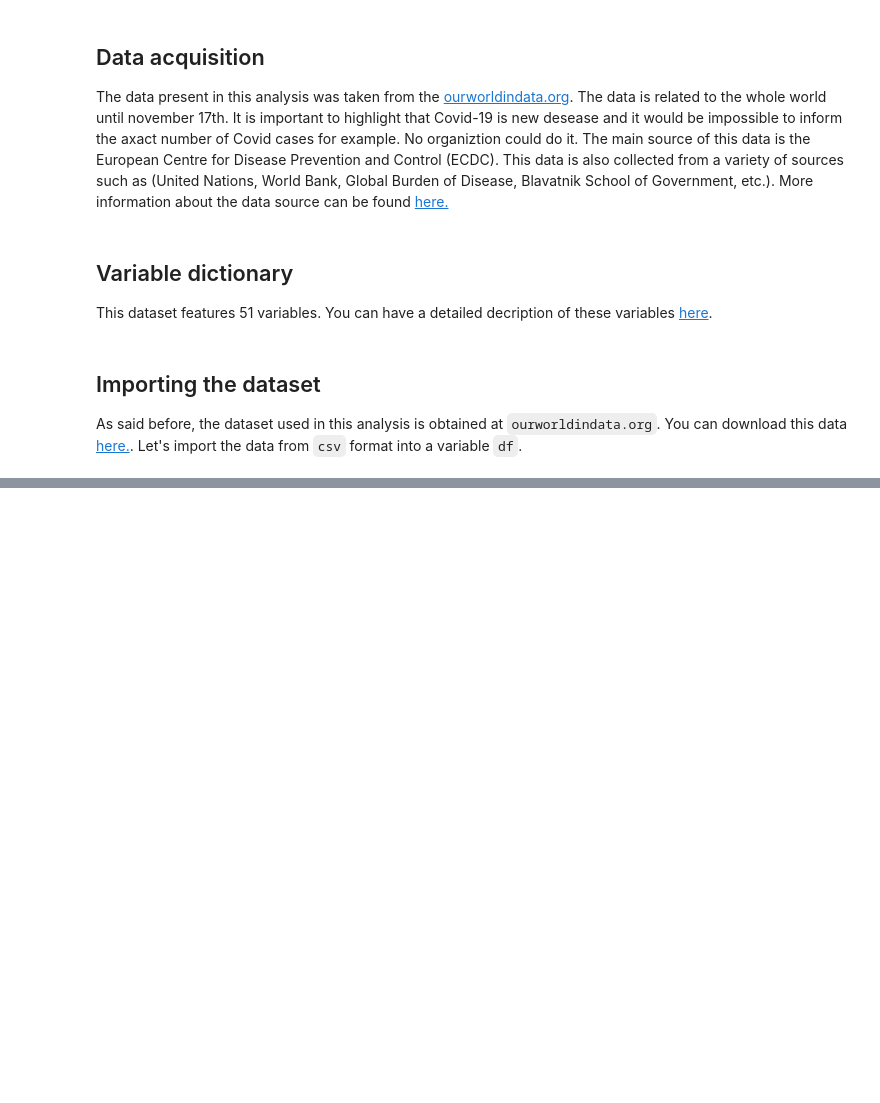
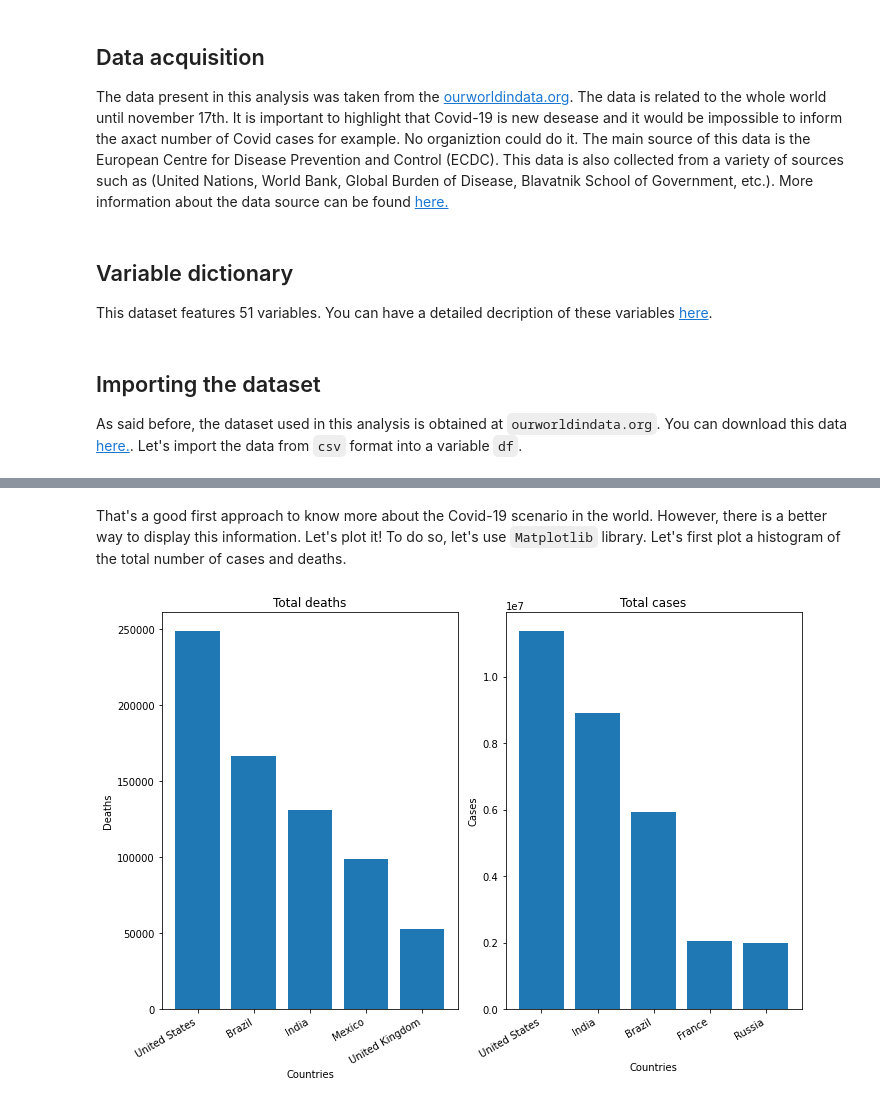
Before and after one commit to JoaoSiqueiraDS/DS_Days, a Jupyter notebook: COVID.ipynb, the cells around one changed output, grey strips where cells are left out. Cells and saved outputs as stored; diff of their text form; code cells hidden in the pictures; blank space fills up the shorter version.

```diff
--- a/COVID.ipynb
+++ b/COVID.ipynb
@@ -28,0 +142,4 @@ df = pd.read_csv("https://covid.ourworldindata.org/data/owid-covid-data.csv")
+# %%
+# Converting the date into datetime format
+
+df["date"] = pd.to_datetime(df.date)
@@ -28,0 +170,30 @@ df = pd.read_csv("https://covid.ourworldindata.org/data/owid-covid-data.csv")
+# %% [markdown]
+That's a good first approach to know more about the Covid-19 scenario in the world. However, there is a better way to display this information. Let's plot it! To do so, let's use `Matplotlib` library. Let's first plot a histogram of the total number of cases and deaths.
+# %%
+# importing Matplotlib
+
+import matplotlib.pyplot as plt
+
+# creating a graph of total number of cases
+
+top5_total_deaths = df.loc[df.date == "2020-11-18", ["location", "total_deaths"]].sort_values(by="total_deaths", ascending=False)[1:6]
+top5_total_cases = df.loc[df.date == "2020-11-18", ["location", "total_cases"]].sort_values(by="total_cases", ascending=False)[1:6]
+
+fig, (ax1, ax2) = plt.subplots(nrows=1, ncols=2, figsize=(10,7))
+
+ax1.bar(x="location", height="total_deaths", data = top5_total_deaths)
+ax1.set_title("Total deaths")
+ax1.set_xlabel("Countries")
+ax1.set_ylabel("Deaths")
+
+ax2.bar(x="location", height="total_cases", data = top5_total_cases)
+ax2.set_title("Total cases")
+ax2.set_xlabel("Countries")
+ax2.set_ylabel("Cases")
+
+
+fig.autofmt_xdate()
+
+plt.tight_layout()
+# %% [output]
+[figure, added]
```
Also changed, not shown: parts of 14 cells of this notebook.
